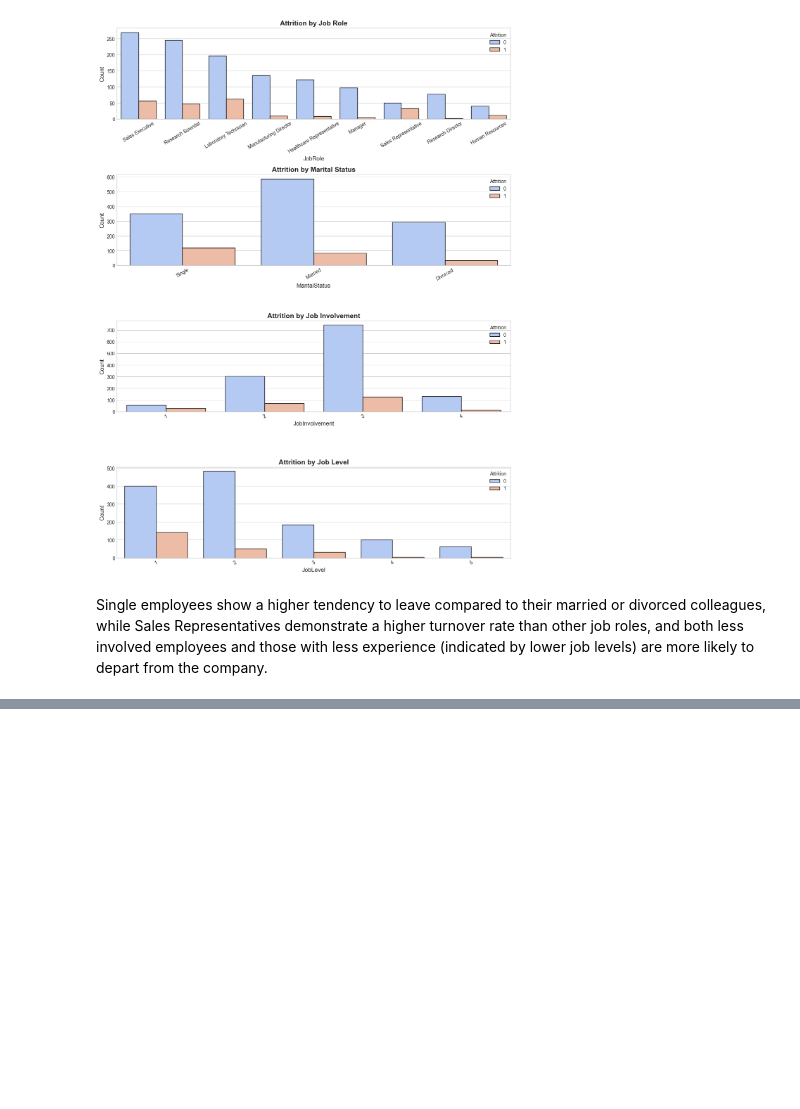
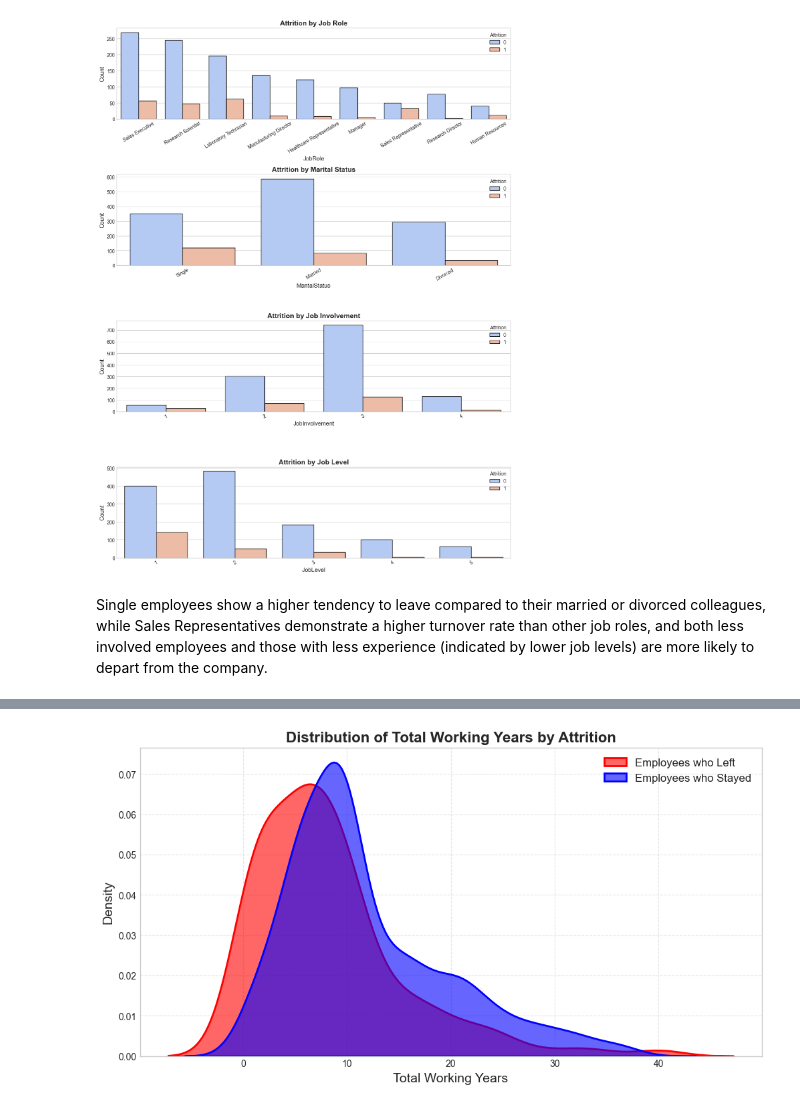
Before and after one commit to marvelm69/employee-retention-predictor, a Jupyter notebook: main.ipynb, the cells around one changed output, grey strips where cells are left out. Saved outputs shown, nothing was run; the diff lists cells and outputs as text; code cells hidden in the pictures; blank space fills up the shorter version.

```diff
--- a/main.ipynb
+++ b/main.ipynb
@@ -163,0 +200,20 @@ Single employees show a higher tendency to leave compared to their married or di
+# %%
+plt.figure(figsize=(12, 6))  # Adjust figure size for better visualization
+
+# Plot KDE distributions with improved styling
+sns.kdeplot(left_df['TotalWorkingYears'], label='Employees who Left', fill=True, color='red', linewidth=2, alpha=0.6)
+sns.kdeplot(stayed_df['TotalWorkingYears'], label='Employees who Stayed', fill=True, color='blue', linewidth=2, alpha=0.6)
+
+# Labels and title
+plt.xlabel("Total Working Years", fontsize=14)
+plt.ylabel("Density", fontsize=14)
+plt.title("Distribution of Total Working Years by Attrition", fontsize=16, fontweight="bold")
+
+# Grid and legend
+plt.grid(True, linestyle="--", alpha=0.5)
+plt.legend(fontsize=12)
+
+# Display the plot
+plt.show()
+# %% [output]
+[figure, added]
```
Also changed, not shown: parts of 8 cells of this notebook.
